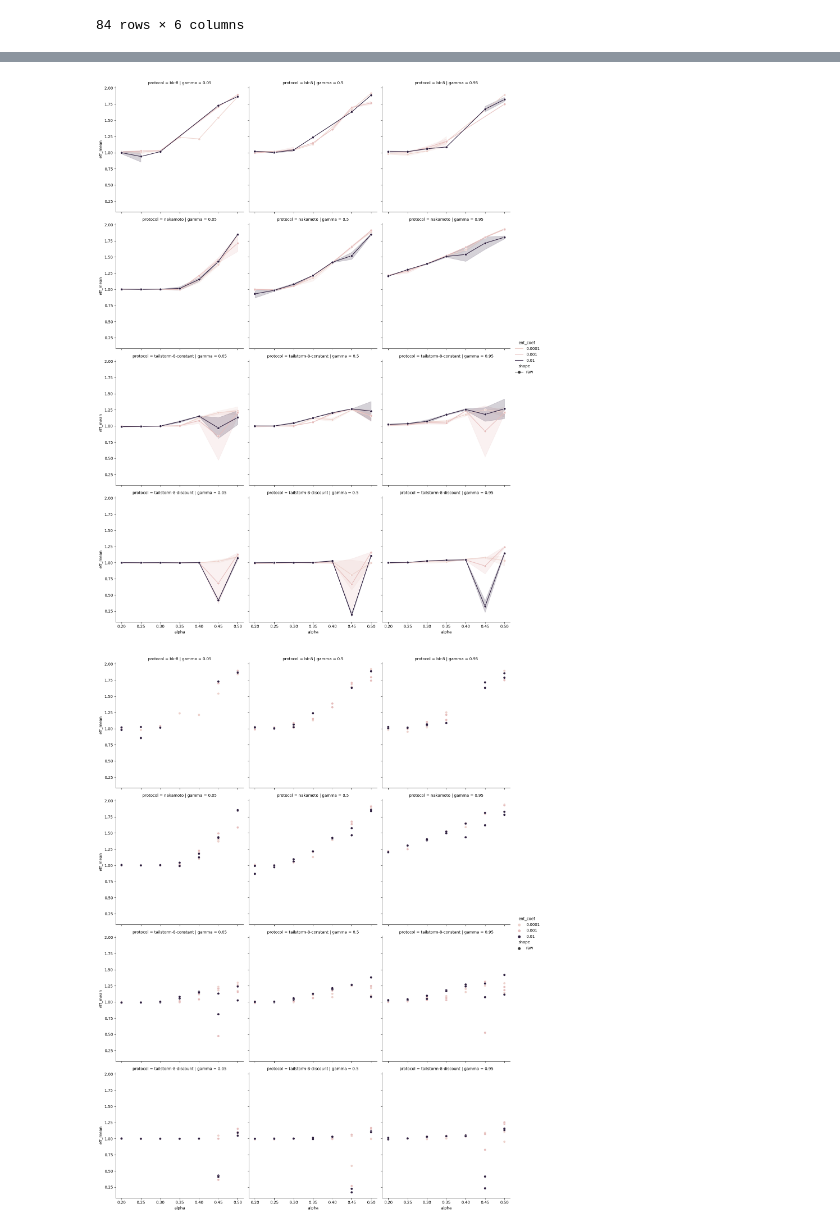
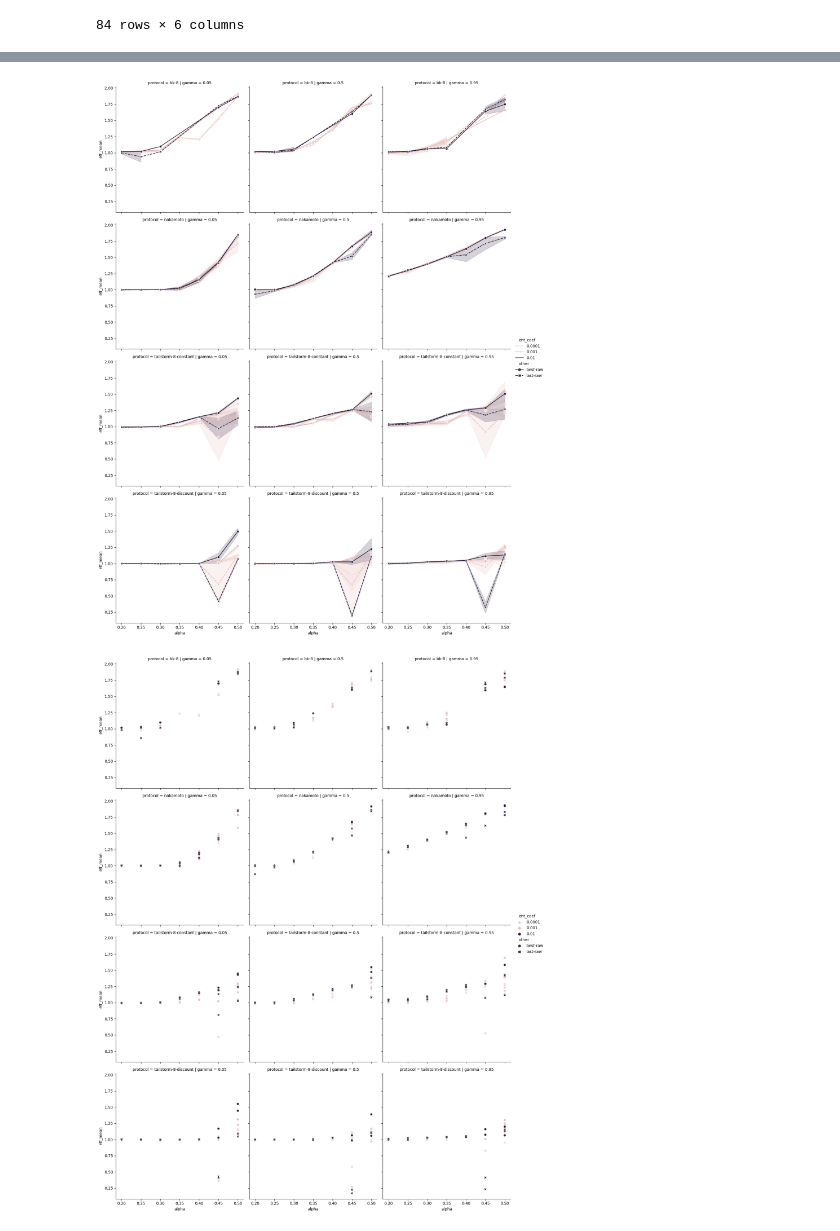
Before and after one commit to pkel/cpr, a Jupyter notebook: experiments/rl-eval/eval-hyper-parameters.ipynb, the cells around one changed output, grey strips where cells are left out. Saved outputs shown, nothing was run; the diff lists cells and outputs as text; code cells hidden in the pictures.

Commit message:
Amendment to e48f8d8. Evaluate "-best" models.

```diff
--- a/experiments/rl-eval/eval-hyper-parameters.ipynb
+++ b/experiments/rl-eval/eval-hyper-parameters.ipynb
@@ -139,20 +139,32 @@ points
+# %%
+def save(model):
+    if "-best" in model:
+        return "best"
+    elif "-last" in model:
+        return "last"
+    elif "_2" in model:
+        return "last"
+    else:
+        raise Exception(model)
+
+
+points = points.assign(save=[save(x) for x in points.policy])
 # %%
-subset = points
+subset = points.assign(other=points.agg("{0[save]}-{0[shape]}".format, axis=1))
 fig = sns.relplot(
     kind="line",
     data=subset,
     y="eff_mean",
     x="alpha",
     col="gamma",
     row="protocol",
     hue="ent_coef",
-    style="shape",
+    style="other",
     markers=True,
 )
 # %% [output]
-[figure, old version]
+[figure, new version]
 # %%
-subset = points
 fig = sns.relplot(
     data=subset,
     y="eff_mean",
@@ -160,7 +172,7 @@ fig = sns.relplot(
     col="gamma",
     row="protocol",
     hue="ent_coef",
-    style="shape",
+    style="other",
 )
 # %% [output]
-[figure, old version]
+[figure, new version]
```
Also changed, not shown: parts of 2 cells of this notebook.
